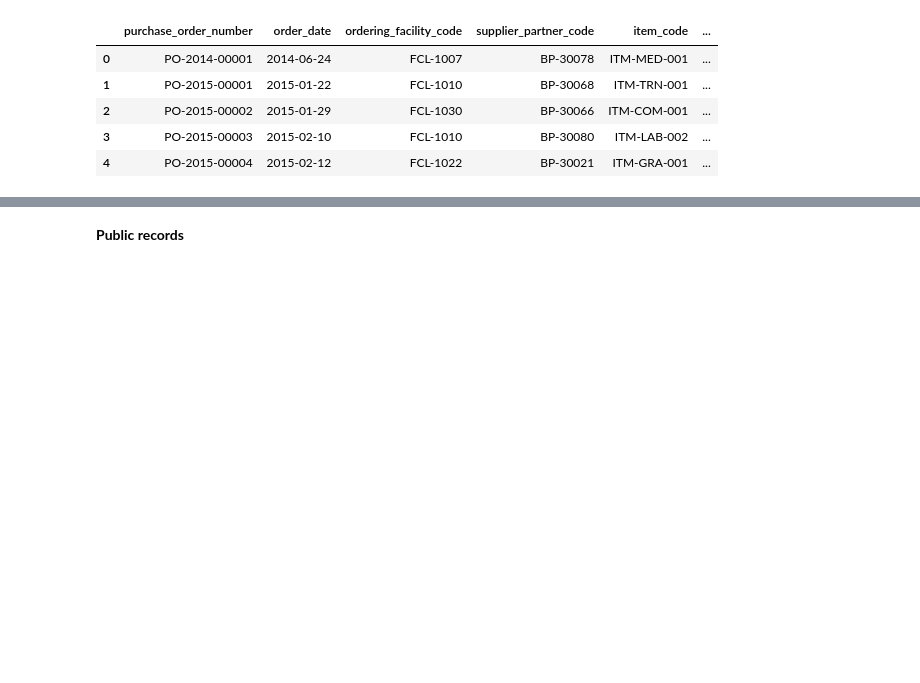
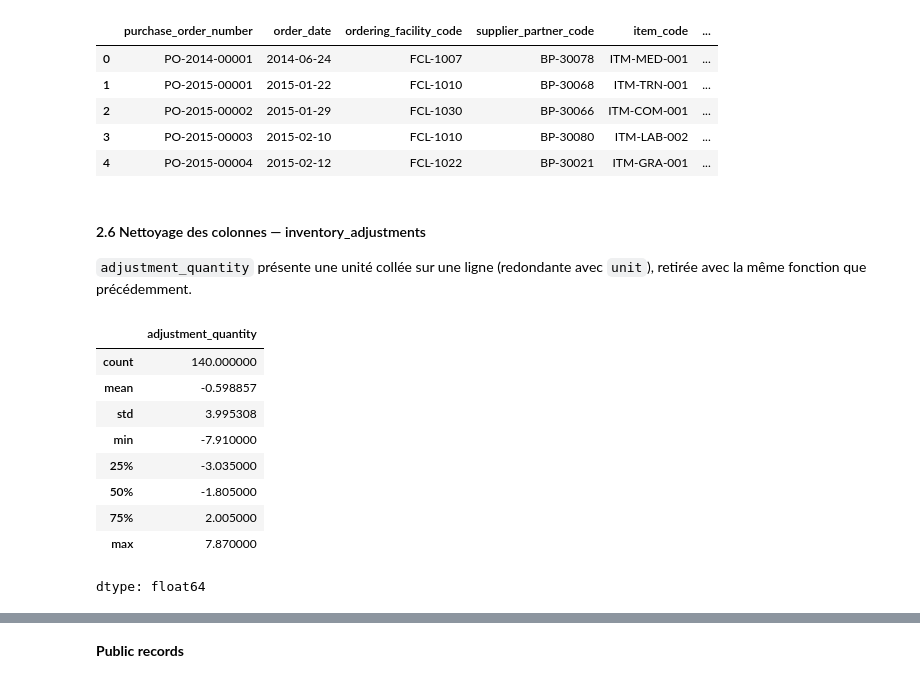
Before and after one commit to Sheik-info/20262027-UE-DataMining-Project, a Jupyter notebook: Base_notebook_to_complete.ipynb, the cells around one changed output, grey strips where cells are left out. Drawn from its saved outputs; the diff is of its cells as text; code cells hidden in the pictures; blank space fills up the shorter version.

```diff
--- a/Base_notebook_to_complete.ipynb
+++ b/Base_notebook_to_complete.ipynb
@@ -584,3 +584,21 @@ df_po.head()
 | 2 | PO-2015-00002 | 2015-01-29 | FCL-1030 | BP-30066 | ITM-COM-001 | ... |
 | 3 | PO-2015-00003 | 2015-02-10 | FCL-1010 | BP-30080 | ITM-LAB-002 | ... |
 | 4 | PO-2015-00004 | 2015-02-12 | FCL-1022 | BP-30021 | ITM-GRA-001 | ... |
+# %% [markdown]
+#### 2.6 Nettoyage des colonnes — inventory_adjustments
+
+`adjustment_quantity` présente une unité collée sur une ligne (redondante avec `unit`), retirée avec la même fonction que précédemment.
+# %%
+df_inva['adjustment_quantity'] = nettoyer_colonne_numerique(df_inva['adjustment_quantity'])
+df_inva['adjustment_quantity'].describe()
+# %% [output]
+|  | adjustment_quantity |
+| count | 140.000000 |
+| mean | -0.598857 |
+| std | 3.995308 |
+| min | -7.910000 |
+| 25% | -3.035000 |
+| 50% | -1.805000 |
+| 75% | 2.005000 |
+| max | 7.870000 |
+dtype: float64
```
Also changed, not shown: parts of 6 cells of this notebook.
